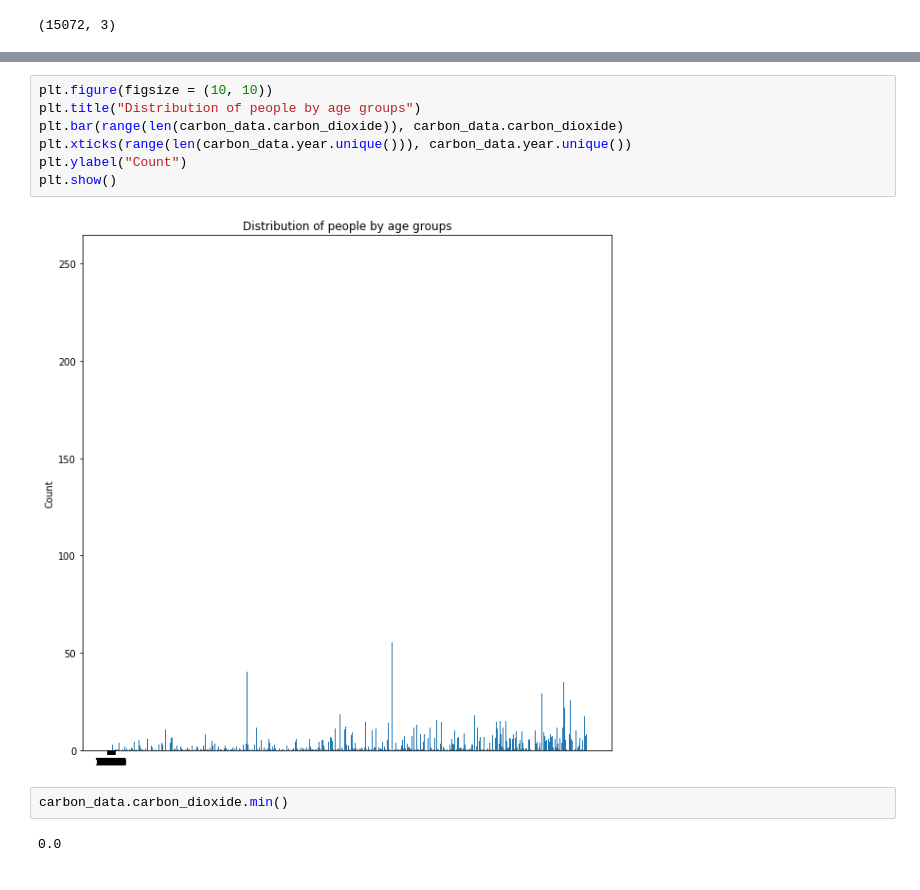
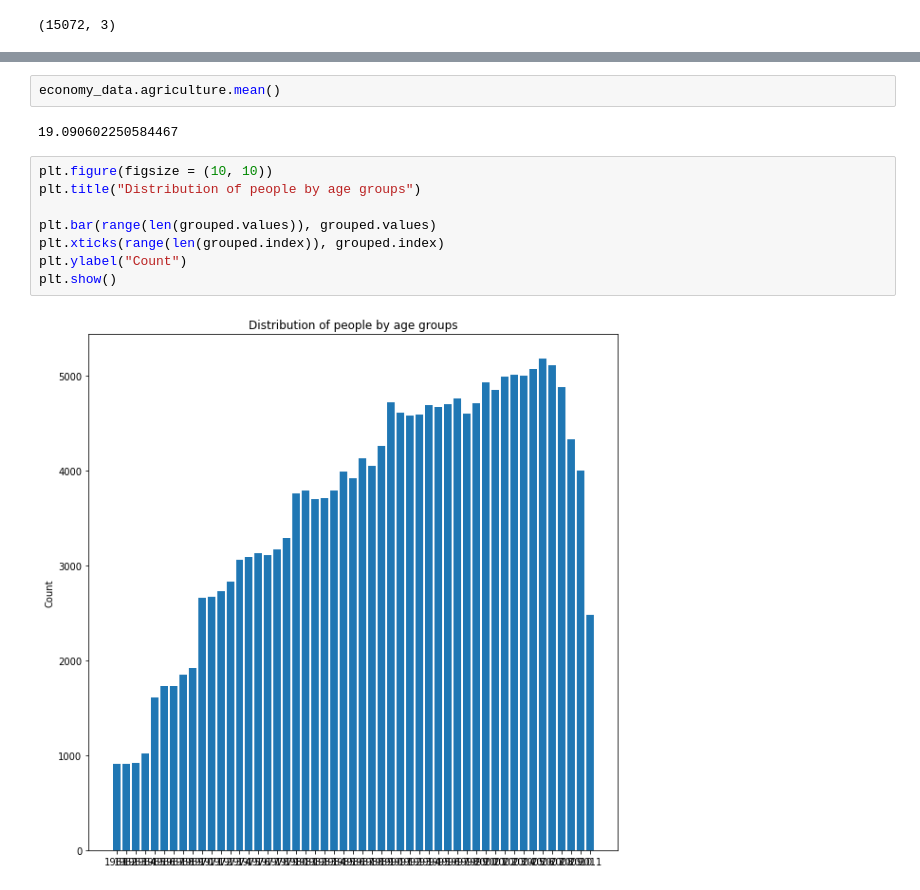
Before and after one commit to StanDimitroff/Data-Science, a Jupyter notebook: CourseProject/Course Project.ipynb, the cells around one changed output, grey strips where cells are left out. Cells and saved outputs as stored; diff of their text form.

```diff
--- a/CourseProject/Course Project.ipynb
+++ b/CourseProject/Course Project.ipynb
@@ -279,13 +342,14 @@ memory usage: 1.1+ MB
+# %%
+economy_data.agriculture.mean()
+# %% [output]
+19.090602250584467
 # %%
 plt.figure(figsize = (10, 10))
 plt.title("Distribution of people by age groups")
-plt.bar(range(len(carbon_data.carbon_dioxide)), carbon_data.carbon_dioxide)
-plt.xticks(range(len(carbon_data.year.unique())), carbon_data.year.unique())
+
+plt.bar(range(len(grouped.values)), grouped.values)
+plt.xticks(range(len(grouped.index)), grouped.index)
 plt.ylabel("Count")
 plt.show()
 # %% [output]
-[figure, old version]
+[figure, new version]
-# %%
-carbon_data.carbon_dioxide.min()
-# %% [output]
-0.0
```
Also changed, not shown: parts of 48 cells of this notebook, 6 other files.
